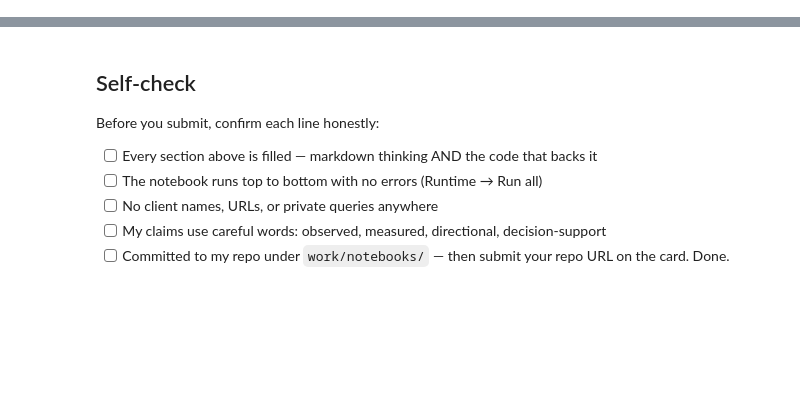
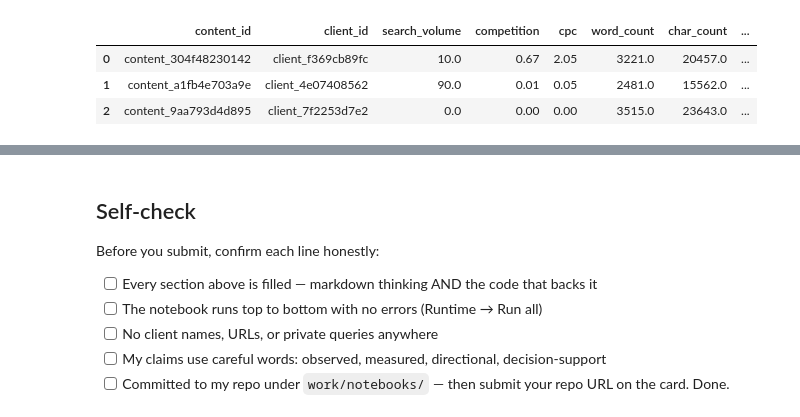
Before and after one commit to DEEPIKA-Inag/Flyrank-internship, a Jupyter notebook: work/notebooks/w03_feature_leakage_check.ipynb, the cells around one changed output, grey strips where cells are left out. Saved outputs shown, nothing was run; the diff lists cells and outputs as text; code cells hidden in the pictures; blank space fills up the shorter version.

```diff
--- a/work/notebooks/w03_feature_leakage_check.ipynb
+++ b/work/notebooks/w03_feature_leakage_check.ipynb
@@ -36,0 +38,76 @@ This skeleton is yours to fill. Work the sections **in order** — each one has
+# %%
+import os
+import numpy as np
+import pandas as pd
+
+RAW_LOCAL = "data/raw/content_refresh_anonymized.csv"
+RAW_URL = (
+    "https://raw.githubusercontent.com/DEEPIKA-Inag/Flyrank-internship/"
+    "main/data/raw/content_refresh_anonymized.csv"
+)
+
+df = pd.read_csv(RAW_LOCAL if os.path.exists(RAW_LOCAL) else RAW_URL)
+print(f"raw shape: {df.shape}")
+
+# --- columns that get a plain numeric fill (0 = "no data") -----------------
+NUMERIC_FILL_ZERO = [
+    "search_volume", "competition", "cpc", "word_count", "char_count",
+    "impressions_90d", "clicks_90d", "pageviews_90d", "sessions_90d", "users_90d",
+    "engaged_sessions_90d", "ai_sessions_90d", "scroll_events_90d",
+    "days_with_impressions", "days_with_sessions",
+    "impressions_last_30d", "clicks_last_30d", "sessions_last_30d",
+    "impressions_prev_30d", "clicks_prev_30d", "sessions_prev_30d",
+    "content_age_days", "age_tier_order", "days_since_last_update",
+    "ctr", "avg_position", "engagement_rate", "scroll_rate", "ai_traffic_pct", "trend_pct",
+]
+CATEGORICAL_COLS = [
+    "competition_level", "content_type", "main_intent", "provider_used", "model_used",
+    "age_tier", "freshness_tier", "word_count_tier", "char_count_tier",
+    "impression_tier", "position_tier", "trend_direction",
+]
+
+feat = df.copy()
+for c in NUMERIC_FILL_ZERO:
+    feat[c] = pd.to_numeric(feat[c], errors="coerce").replace([np.inf, -np.inf], np.nan)
+for c in CATEGORICAL_COLS:
+    feat[c] = feat[c].fillna("unknown").astype(str).replace({"": "unknown", "nan": "unknown"})
+
+# has_-flags BEFORE the fillna(0), so structural missingness stays visible to the model
+feat["has_keyword_data"] = df["search_volume"].notna().astype(int)
+feat["has_word_count"] = df["word_count"].notna().astype(int)
+
+for c in NUMERIC_FILL_ZERO:
+    feat[c] = feat[c].fillna(0)
+
+# engineered numeric features
+feat["log_impressions_90d"] = np.log1p(feat["impressions_90d"])
+feat["log_clicks_90d"] = np.log1p(feat["clicks_90d"])
+feat["log_sessions_90d"] = np.log1p(feat["sessions_90d"])
+feat["log_ai_sessions_90d"] = np.log1p(feat["ai_sessions_90d"])
+feat["has_clicks"] = (feat["clicks_90d"] > 0).astype(int)
+feat["has_ai_sessions"] = (feat["ai_sessions_90d"] > 0).astype(int)
+feat["measurable_opportunity"] = (
+    (feat["impressions_90d"] >= 100) & (feat["sessions_90d"] > 0)
+).astype(int)
+
+# the label — built here only so Section 3 can test against it; NEVER a feature
+feat["is_declining_label"] = (feat["trend_direction"].str.lower() == "down").astype(int)
+
+# the feature set this notebook stands behind (Section 4 explains every exclusion)
+SAFE_NUMERIC = [
+    "search_volume", "competition", "cpc", "word_count", "char_count",
+    "log_impressions_90d", "log_clicks_90d", "log_sessions_90d", "log_ai_sessions_90d",
+    "days_with_impressions", "days_with_sessions",
+    "content_age_days", "days_since_last_update",
+    "ctr", "avg_position", "engagement_rate", "scroll_rate", "ai_traffic_pct",
+    "has_keyword_data", "has_word_count", "has_clicks", "has_ai_sessions", "measurable_opportunity",
+]
+SAFE_CATEGORICAL = [
+    "competition_level", "content_type", "main_intent",
+    "age_tier", "freshness_tier", "word_count_tier", "impression_tier", "position_tier",
+]
+
+print(f"feature vector: {len(SAFE_NUMERIC)} numeric + {len(SAFE_CATEGORICAL)} categorical columns")
+print(f"base rate of is_declining_label: {feat['is_declining_label'].mean():.3f}")
+feat[["content_id", "client_id"] + SAFE_NUMERIC + SAFE_CATEGORICAL + ["is_declining_label"]].head(3)
+# %% [output]
@@ -36,0 +117,4 @@ This skeleton is yours to fill. Work the sections **in order** — each one has
+|  | content_id | client_id | search_volume | competition | cpc | word_count | char_count | ... |
+| 0 | content_304f48230142 | client_f369cb89fc | 10.0 | 0.67 | 2.05 | 3221.0 | 20457.0 | ... |
+| 1 | content_a1fb4e703a9e | client_4e07408562 | 90.0 | 0.01 | 0.05 | 2481.0 | 15562.0 | ... |
+| 2 | content_9aa793d4d895 | client_7f2253d7e2 | 0.0 | 0.00 | 0.00 | 3515.0 | 23643.0 | ... |
```
Also changed, not shown: parts of 16 cells of this notebook.
